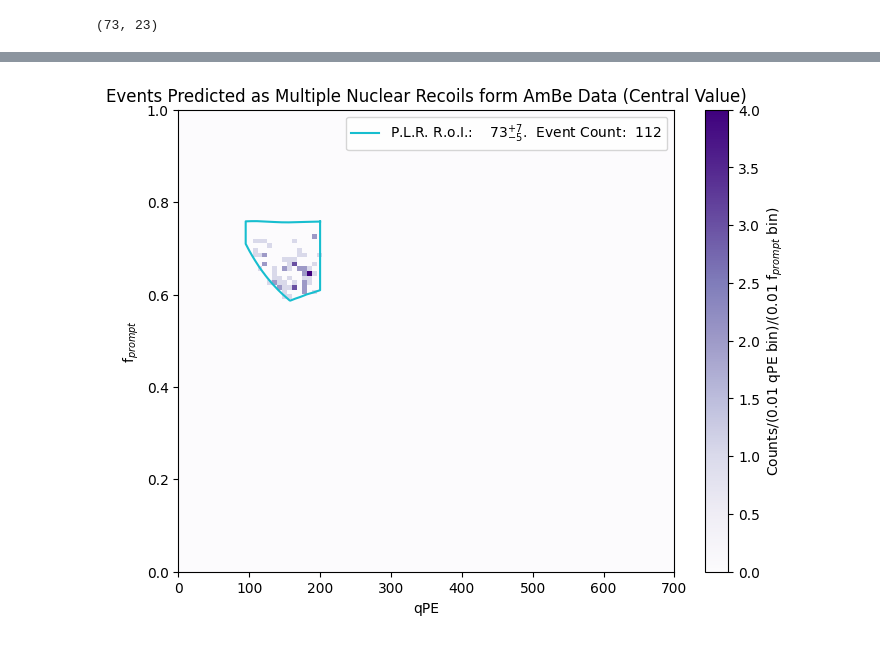
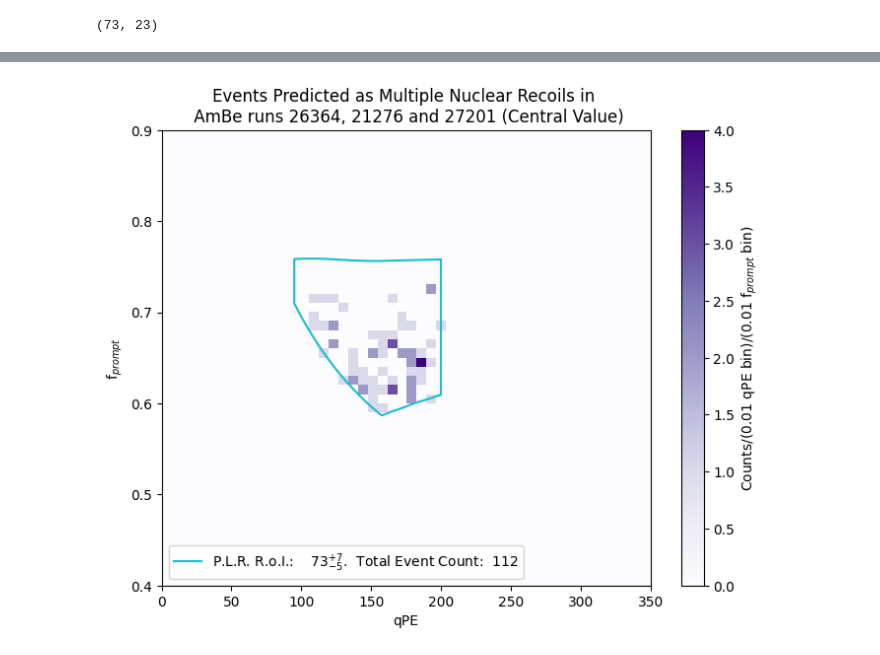
Before and after one commit to marioalpizarv/portfolio, a Jupyter notebook: MultipleRecoilsBoostedDTClassifier_PMTs.ipynb, the cells around one changed output, grey strips where cells are left out. Cells and saved outputs as stored; diff of their text form; code cells hidden in the pictures.

```diff
--- a/MultipleRecoilsBoostedDTClassifier_PMTs.ipynb
+++ b/MultipleRecoilsBoostedDTClassifier_PMTs.ipynb
@@ -1183,35 +1214,36 @@ nbins_y = n_bins  # Number of bins in the Y-axis
 x_min, x_max = 0, 700
 y_min, y_max = 0, 1
 
 x_bins = np.linspace(x_min, x_max, nbins_x + 1)
 y_bins = np.linspace(y_min, y_max, nbins_y + 1)
 
 hist, _, _ = np.histogram2d(qpe_mr, fpr_mr, bins=[x_bins, y_bins])
 
 # Step 4: Plot the 2D histogram
 plt.figure(figsize=(8, 6))
 plt.imshow(hist.T, origin='lower', extent=[x_min, x_max, y_min, y_max], aspect='auto', cmap='Purples')
 
 # Optionally, you can add axis labels and a colorbar
 plt.xlabel("qPE")
 plt.ylabel("f$_{prompt}$")
 #plt.plot(s1_x_points, s1_y_points, 'tab:blue', label='Strip1: '+str(passed_s1)+'$^{{{}}}_{{{}}}$'.format(sulims1, sdlims1)+'. True: '+str(passed_s1_ans))
 #plt.plot(s2_x_points, s2_y_points, 'tab:red', label='Strip2: '+str(passed_s2)+'$^{{{}}}_{{{}}}$'.format(sulims2, sdlims2)+'. True: '+str(passed_s2_ans))
 #plt.plot(s3_x_points, s3_y_points, 'tab:green', label='Strip3:   '+str(passed_s3)+'$^{{{}}}_{{{}}}$'.format(sulims3, sdlims3)+'.   True:   '+str(passed_s3_ans))
-plt.plot(roi_plr_x_points, roi_plr_y_points, 'tab:cyan', label='P.L.R. R.o.I.:    '+str(count_ambe)+'$^{{{}}}_{{{}}}$'.format('+'+str(count_ambe_upper-count_ambe), '-'+str(count_ambe-count_ambe_lower))+'.  Event Count:  '+str(events_ambe))
+plt.plot(roi_plr_x_points, roi_plr_y_points, 'tab:cyan', label='P.L.R. R.o.I.:    '+str(count_ambe)+'$^{{{}}}_{{{}}}$'.format('+'+str(count_ambe_upper-count_ambe), '-'+str(count_ambe-count_ambe_lower))+'.  Total Event Count:  '+str(events_ambe))
 #plt.plot(roi_x_points, roi_y_points, 'tab:pink', label='R.o.I.:     '+str(passed_roi)+'$^{{{}}}_{{{}}}$'.format(sulimr, sdlimr)+'.   True:  '+str(passed_roi_ans))
 plt.colorbar(label="Counts/("+ str(1/n_bins) + " qPE bin)/("+ str(1/n_bins) + " f$_{prompt}$ bin)")
-
+plt.ylim([0.4, 0.9])
+plt.xlim([0.0, 350.0])
 # Show the plot
-plt.title('Events Predicted as Multiple Nuclear Recoils form AmBe Data (Central Value)')
-plt.legend()
+plt.title('Events Predicted as Multiple Nuclear Recoils in \n AmBe runs 26364, 21276 and 27201 (Central Value)')
+plt.legend(loc='lower left')
 #plt.savefig("PMT_qpeFprompt_AmBe.jpg", format="jpg", bbox_inches="tight", dpi = 300)
 #plt.savefig("PMT_qpeFprompt_AmBe.pdf", format="pdf", bbox_inches="tight", dpi = 300)
 plt.show()
 
 # Close the ROOT files
 root_file.Close()
 root_file2.Close()
 root_file3.Close()
 # %% [output]
-[figure, old version]
+[figure, new version]
```
Also changed, not shown: parts of 6 cells of this notebook.
